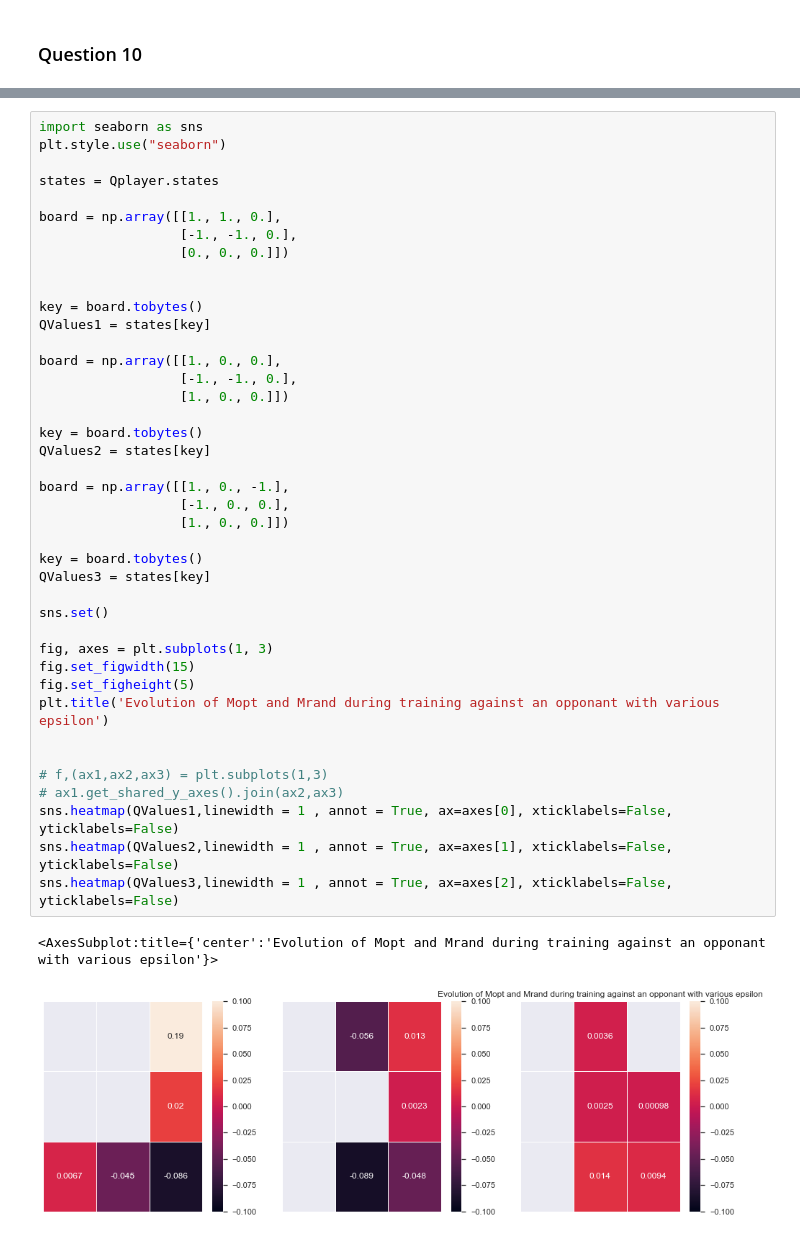
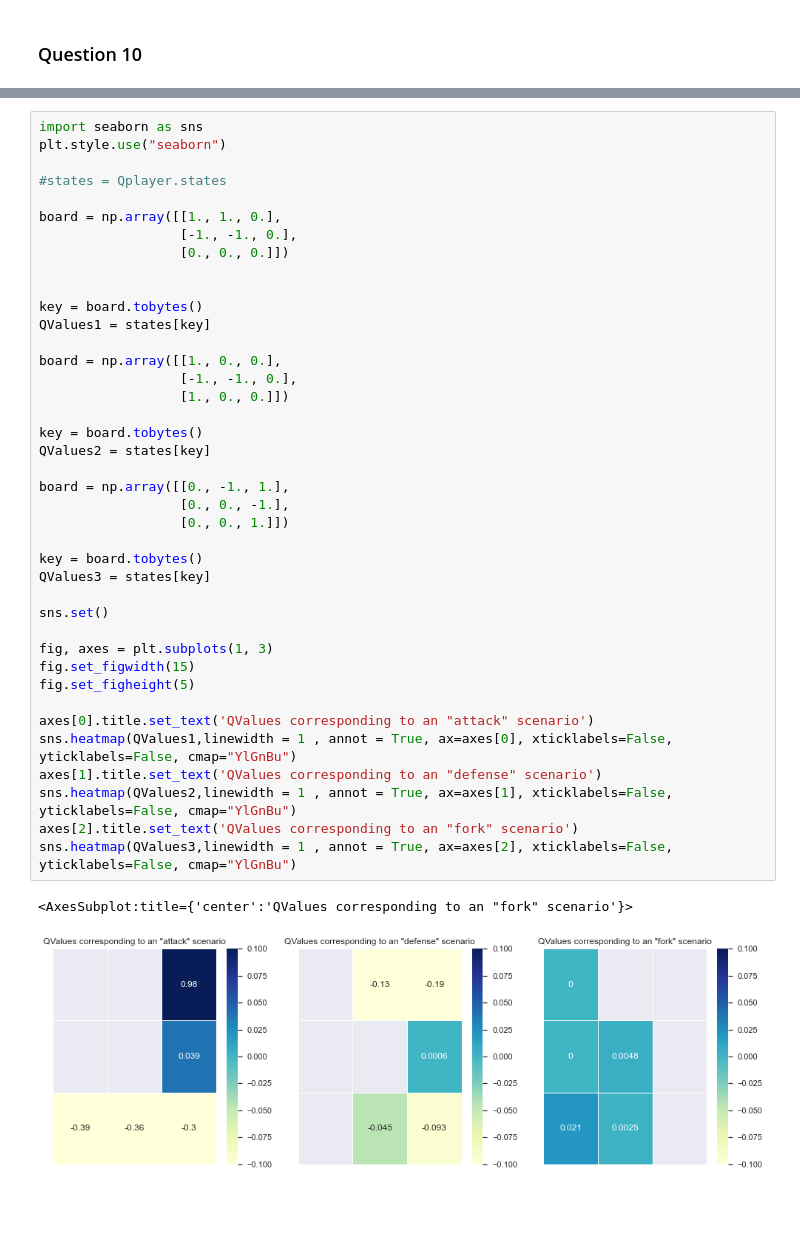
Before and after one commit to henrypapadatos/Reinforcement_Learning_TicTacToe, a Jupyter notebook: Test_file.ipynb, the cells around one changed output, grey strips where cells are left out. Saved outputs shown, nothing was run; the diff lists cells and outputs as text; blank space fills up the shorter version.

Commit message:
Add heatmaps (Question 10) to notebook

```diff
--- a/Test_file.ipynb
+++ b/Test_file.ipynb
@@ -625,43 +665,42 @@ Max value of Mrand acheived after 20000 games:  0.838
 import seaborn as sns
 plt.style.use("seaborn")
 
-states = Qplayer.states
+#states = Qplayer.states
 
 board = np.array([[1., 1., 0.],
                   [-1., -1., 0.],
                   [0., 0., 0.]])
 
 
 key = board.tobytes()
 QValues1 = states[key]
 
 board = np.array([[1., 0., 0.],
                   [-1., -1., 0.],
                   [1., 0., 0.]])
 
 key = board.tobytes()
 QValues2 = states[key]
 
-board = np.array([[1., 0., -1.],
-                  [-1., 0., 0.],
-                  [1., 0., 0.]])
+board = np.array([[0., -1., 1.],
+                  [0., 0., -1.],
+                  [0., 0., 1.]])
 
 key = board.tobytes()
 QValues3 = states[key]
 
 sns.set()
 
 fig, axes = plt.subplots(1, 3)
 fig.set_figwidth(15)
 fig.set_figheight(5)
-plt.title('Evolution of Mopt and Mrand during training against an opponant with various epsilon')
 
-
-# f,(ax1,ax2,ax3) = plt.subplots(1,3)
-# ax1.get_shared_y_axes().join(ax2,ax3)
-sns.heatmap(QValues1,linewidth = 1 , annot = True, ax=axes[0], xticklabels=False, yticklabels=False)
-sns.heatmap(QValues2,linewidth = 1 , annot = True, ax=axes[1], xticklabels=False, yticklabels=False)
-sns.heatmap(QValues3,linewidth = 1 , annot = True, ax=axes[2], xticklabels=False, yticklabels=False)
+axes[0].title.set_text('QValues corresponding to an "attack" scenario')
+sns.heatmap(QValues1,linewidth = 1 , annot = True, ax=axes[0], xticklabels=False, yticklabels=False, cmap="YlGnBu")
+axes[1].title.set_text('QValues corresponding to an "defense" scenario')
+sns.heatmap(QValues2,linewidth = 1 , annot = True, ax=axes[1], xticklabels=False, yticklabels=False, cmap="YlGnBu")
+axes[2].title.set_text('QValues corresponding to an "fork" scenario')
+sns.heatmap(QValues3,linewidth = 1 , annot = True, ax=axes[2], xticklabels=False, yticklabels=False, cmap="YlGnBu")
 # %% [output]
-<AxesSubplot:title={'center':'Evolution of Mopt and Mrand during training against an opponant with various epsilon'}>
+<AxesSubplot:title={'center':'QValues corresponding to an "fork" scenario'}>
-[figure, old version]
+[figure, new version]
```
Also changed, not shown: parts of 1 cell of this notebook.
